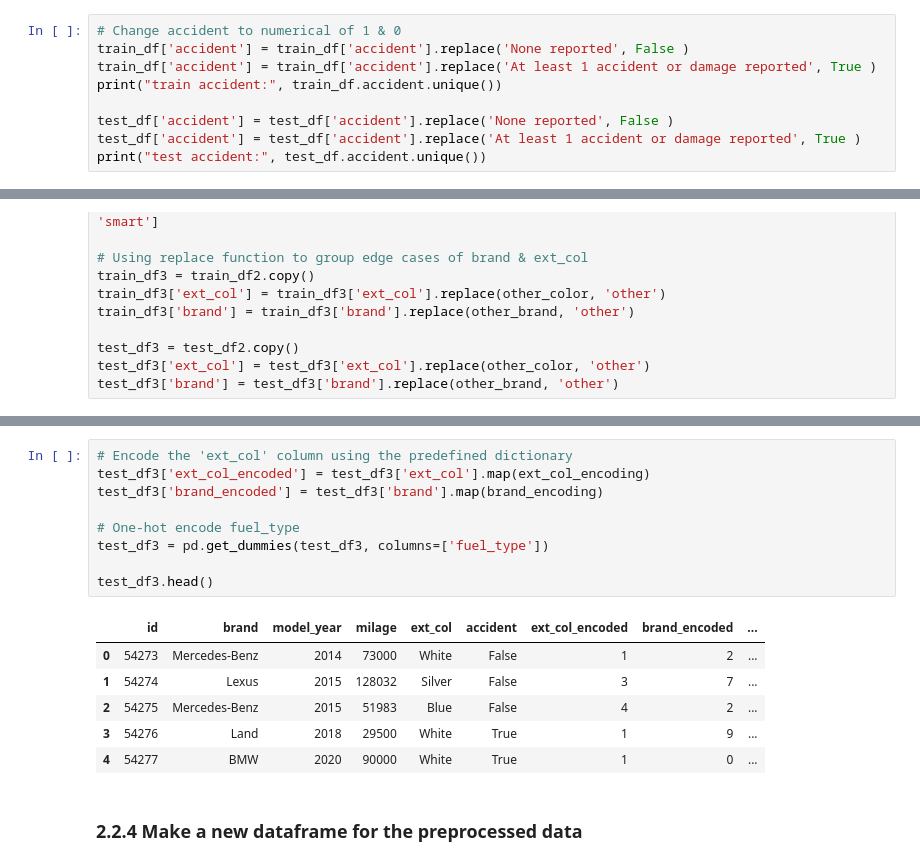
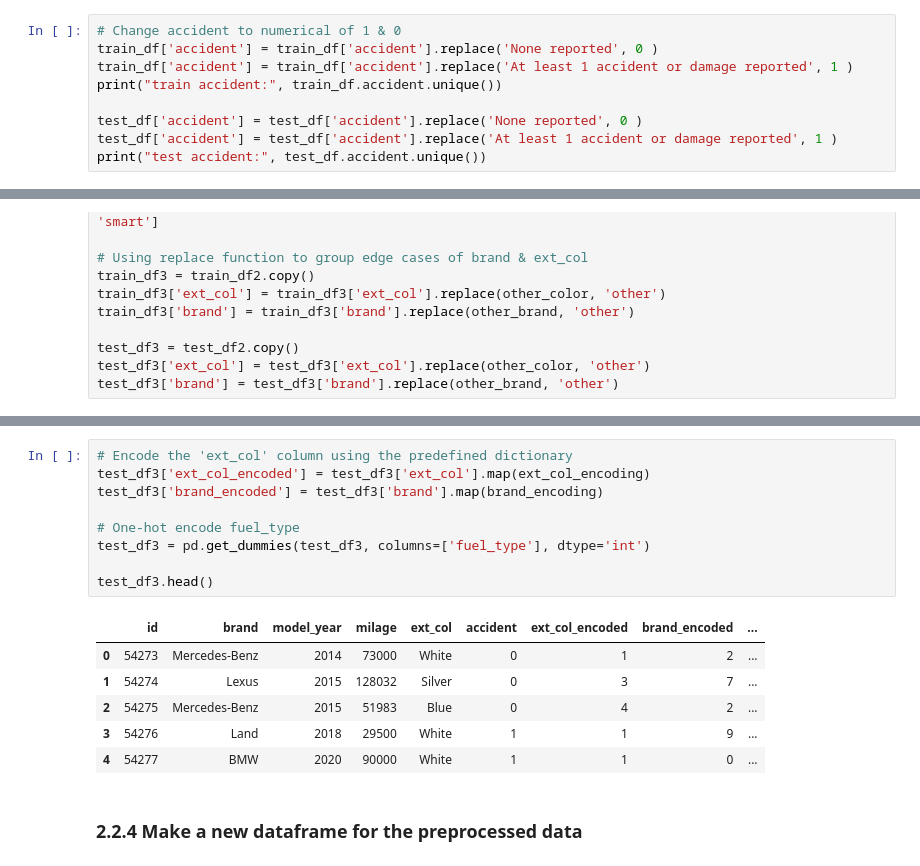
Before and after one commit to sseantheg/Car-Price-Prediction-with-XGBoost, a Jupyter notebook: Car Price Prediction with XGBoost.ipynb, the cells around one changed output, grey strips where cells are left out. Cells and saved outputs as stored; diff of their text form.

```diff
--- a/Car Price Prediction with XGBoost.ipynb
+++ b/Car Price Prediction with XGBoost.ipynb
@@ -265,11 +265,11 @@ test_df.shape
 pd.set_option('future.no_silent_downcasting', True)
 # %%
 # Change accident to numerical of 1 & 0
-train_df['accident'] = train_df['accident'].replace('None reported', False )
-train_df['accident'] = train_df['accident'].replace('At least 1 accident or damage reported', True )
+train_df['accident'] = train_df['accident'].replace('None reported', 0 )
+train_df['accident'] = train_df['accident'].replace('At least 1 accident or damage reported', 1 )
 print("train accident:", train_df.accident.unique())
 
-test_df['accident'] = test_df['accident'].replace('None reported', False )
-test_df['accident'] = test_df['accident'].replace('At least 1 accident or damage reported', True )
+test_df['accident'] = test_df['accident'].replace('None reported', 0 )
+test_df['accident'] = test_df['accident'].replace('At least 1 accident or damage reported', 1 )
 print("test accident:", test_df.accident.unique())
 # %% [output]
@@ -549,19 +549,19 @@ train_df3.head()
 # %%
 # Encode the 'ext_col' column using the predefined dictionary
 test_df3['ext_col_encoded'] = test_df3['ext_col'].map(ext_col_encoding)
 test_df3['brand_encoded'] = test_df3['brand'].map(brand_encoding)
 
 # One-hot encode fuel_type
-test_df3 = pd.get_dummies(test_df3, columns=['fuel_type'])
+test_df3 = pd.get_dummies(test_df3, columns=['fuel_type'], dtype='int')
 
 test_df3.head()
 # %% [output]
 |  | id | brand | model_year | milage | ext_col | accident | ext_col_encoded | brand_encoded | ... |
-| 0 | 54273 | Mercedes-Benz | 2014 | 73000 | White | False | 1 | 2 | ... |
-| 1 | 54274 | Lexus | 2015 | 128032 | Silver | False | 3 | 7 | ... |
-| 2 | 54275 | Mercedes-Benz | 2015 | 51983 | Blue | False | 4 | 2 | ... |
-| 3 | 54276 | Land | 2018 | 29500 | White | True | 1 | 9 | ... |
-| 4 | 54277 | BMW | 2020 | 90000 | White | True | 1 | 0 | ... |
+| 0 | 54273 | Mercedes-Benz | 2014 | 73000 | White | 0 | 1 | 2 | ... |
+| 1 | 54274 | Lexus | 2015 | 128032 | Silver | 0 | 3 | 7 | ... |
+| 2 | 54275 | Mercedes-Benz | 2015 | 51983 | Blue | 0 | 4 | 2 | ... |
+| 3 | 54276 | Land | 2018 | 29500 | White | 1 | 1 | 9 | ... |
+| 4 | 54277 | BMW | 2020 | 90000 | White | 1 | 1 | 0 | ... |
 # %% [markdown]
 ### 2.2.4 Make a new dataframe for the preprocessed data
 # %%
```
Also changed, not shown: parts of 18 cells of this notebook.
